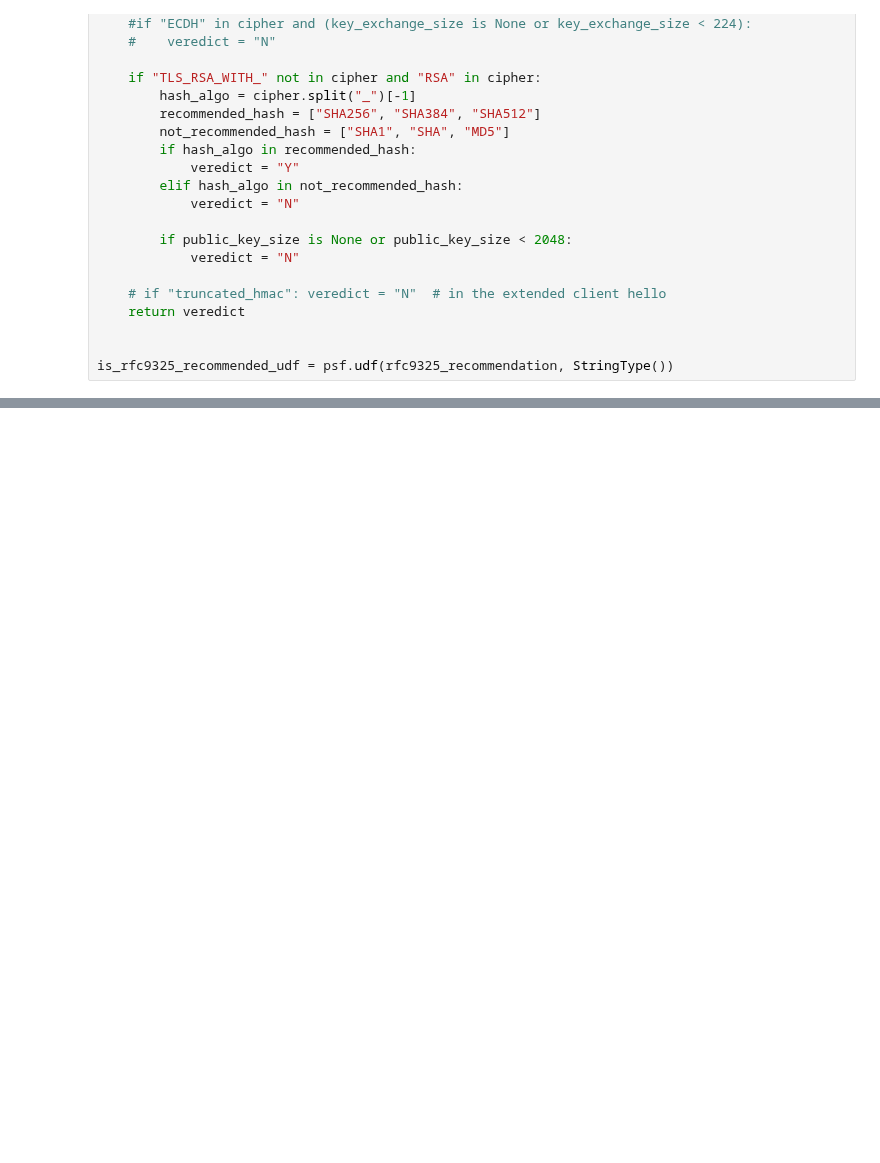
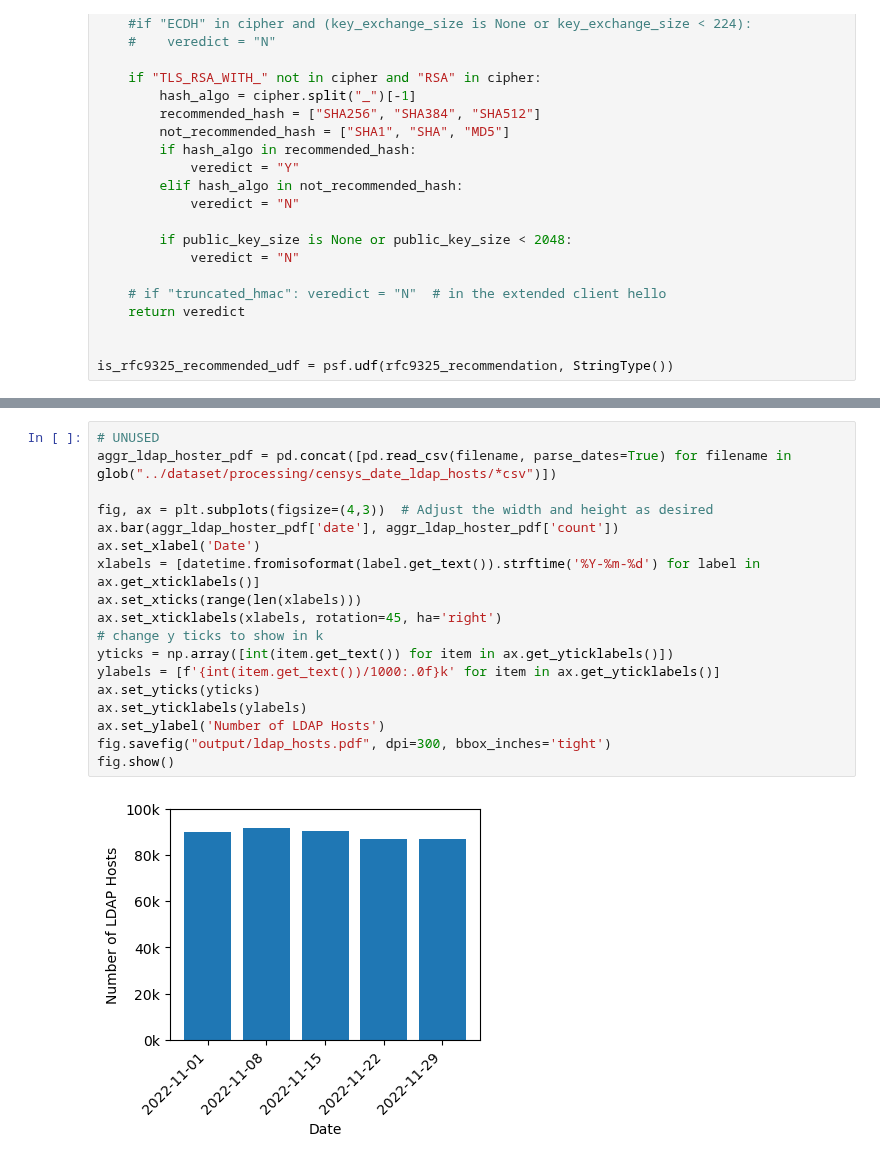
Before and after one commit to internettransparency/ldap-sequel, a Jupyter notebook: notebooks/unused.ipynb, the cells around one changed output, grey strips where cells are left out. Cells and saved outputs as stored; diff of their text form; blank space fills up the shorter version.

Commit message:
prepare dataset and pruning unused analysis

```diff
--- a/notebooks/unused.ipynb
+++ b/notebooks/unused.ipynb
@@ -84,0 +1414,20 @@ is_rfc9325_recommended_udf = psf.udf(rfc9325_recommendation, StringType())
+# %%
+# UNUSED
+aggr_ldap_hoster_pdf = pd.concat([pd.read_csv(filename, parse_dates=True) for filename in glob("../dataset/processing/censys_date_ldap_hosts/*csv")])
+
+fig, ax = plt.subplots(figsize=(4,3))  # Adjust the width and height as desired
+ax.bar(aggr_ldap_hoster_pdf['date'], aggr_ldap_hoster_pdf['count'])
+ax.set_xlabel('Date')
+xlabels = [datetime.fromisoformat(label.get_text()).strftime('%Y-%m-%d') for label in ax.get_xticklabels()]
+ax.set_xticks(range(len(xlabels)))
+ax.set_xticklabels(xlabels, rotation=45, ha='right')
+# change y ticks to show in k
+yticks = np.array([int(item.get_text()) for item in ax.get_yticklabels()])
+ylabels = [f'{int(item.get_text())/1000:.0f}k' for item in ax.get_yticklabels()]
+ax.set_yticks(yticks)
+ax.set_yticklabels(ylabels)
+ax.set_ylabel('Number of LDAP Hosts')
+fig.savefig("output/ldap_hosts.pdf", dpi=300, bbox_inches='tight')
+fig.show()
+# %% [output]
+[figure, added]
```
Also changed, not shown: parts of 112 cells of this notebook, 5 other files.
